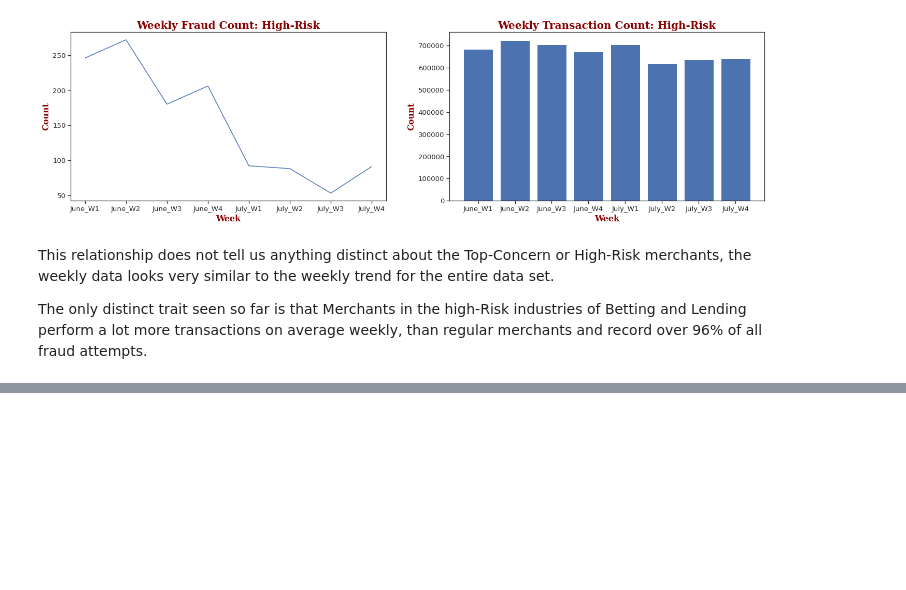
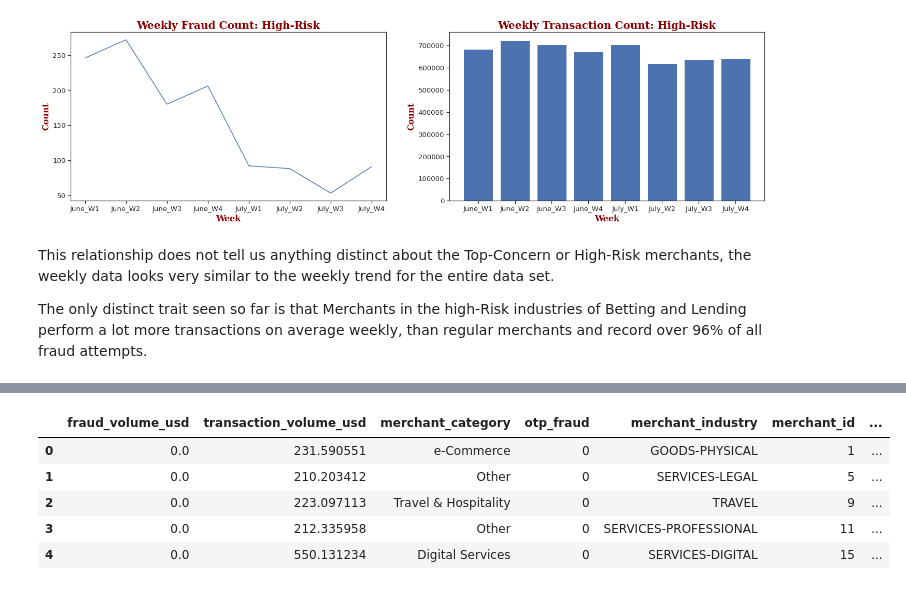
Before and after one commit to Lawrence-Krukrubo/fraud_analyst_assignment, a Jupyter notebook: fraud_analysis.ipynb, the cells around one changed output, grey strips where cells are left out. Saved outputs shown, nothing was run; the diff lists cells and outputs as text; code cells hidden in the pictures; blank space fills up the shorter version.

```diff
--- a/fraud_analysis.ipynb
+++ b/fraud_analysis.ipynb
@@ -1400,0 +1468,20 @@ Here, we shall apply a simple K-means algorithm to the data to see if we can fin
+# %%
+def extreme_outliers_toDF(df, cols):
+    """This method computes the outliers
+    in a dataframe and returns these values as a
+    dataframe
+
+    @param df: A dataframe
+    @param distance: The limit of outlier, max & default=3
+    """
+    outliers_dict = {}
+    for col in cols:
+        upper, lower = find_extreme_boundaries(col,df)
+        outliers = np.where(df[col] > upper, True,
+        np.where(df[col] < lower, True, False))
+        count_outliers = np.sum(outliers)
+        outliers_dict[col] = [count_outliers]
+
+    outliers_df = pd.DataFrame(outliers_dict).T
+    outliers_df.columns = ['count']
+    return outliers_df
@@ -1400,0 +1549,9 @@ Here, we shall apply a simple K-means algorithm to the data to see if we can fin
+# %%
+copy_mi.head()
+# %% [output]
+|  | fraud_volume_usd | transaction_volume_usd | merchant_category | otp_fraud | merchant_industry | merchant_id | ... |
+| 0 | 0.0 | 231.590551 | e-Commerce | 0 | GOODS-PHYSICAL | 1 | ... |
+| 1 | 0.0 | 210.203412 | Other | 0 | SERVICES-LEGAL | 5 | ... |
+| 2 | 0.0 | 223.097113 | Travel & Hospitality | 0 | TRAVEL | 9 | ... |
+| 3 | 0.0 | 212.335958 | Other | 0 | SERVICES-PROFESSIONAL | 11 | ... |
+| 4 | 0.0 | 550.131234 | Digital Services | 0 | SERVICES-DIGITAL | 15 | ... |
```
Also changed, not shown: parts of 50 cells of this notebook.
